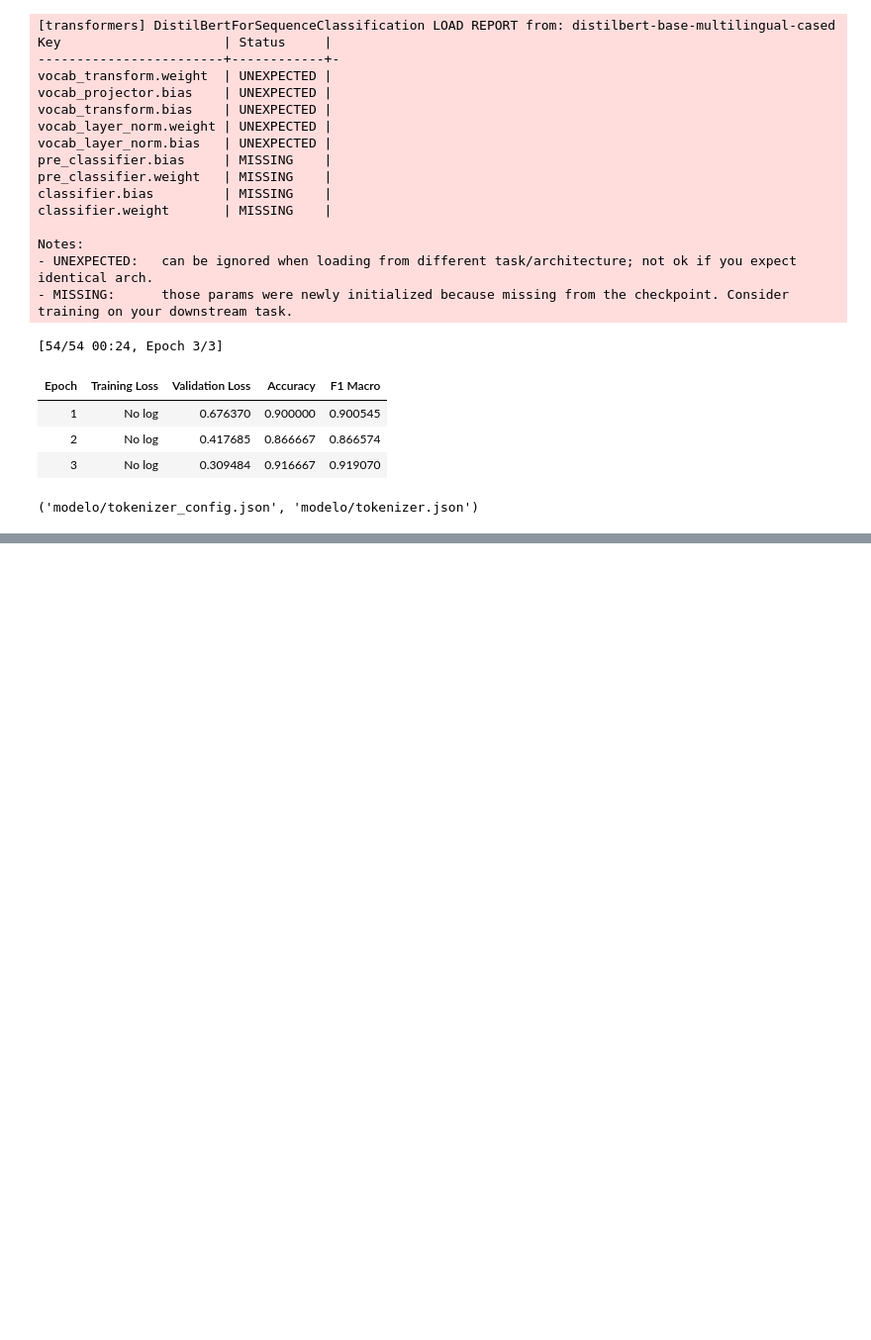
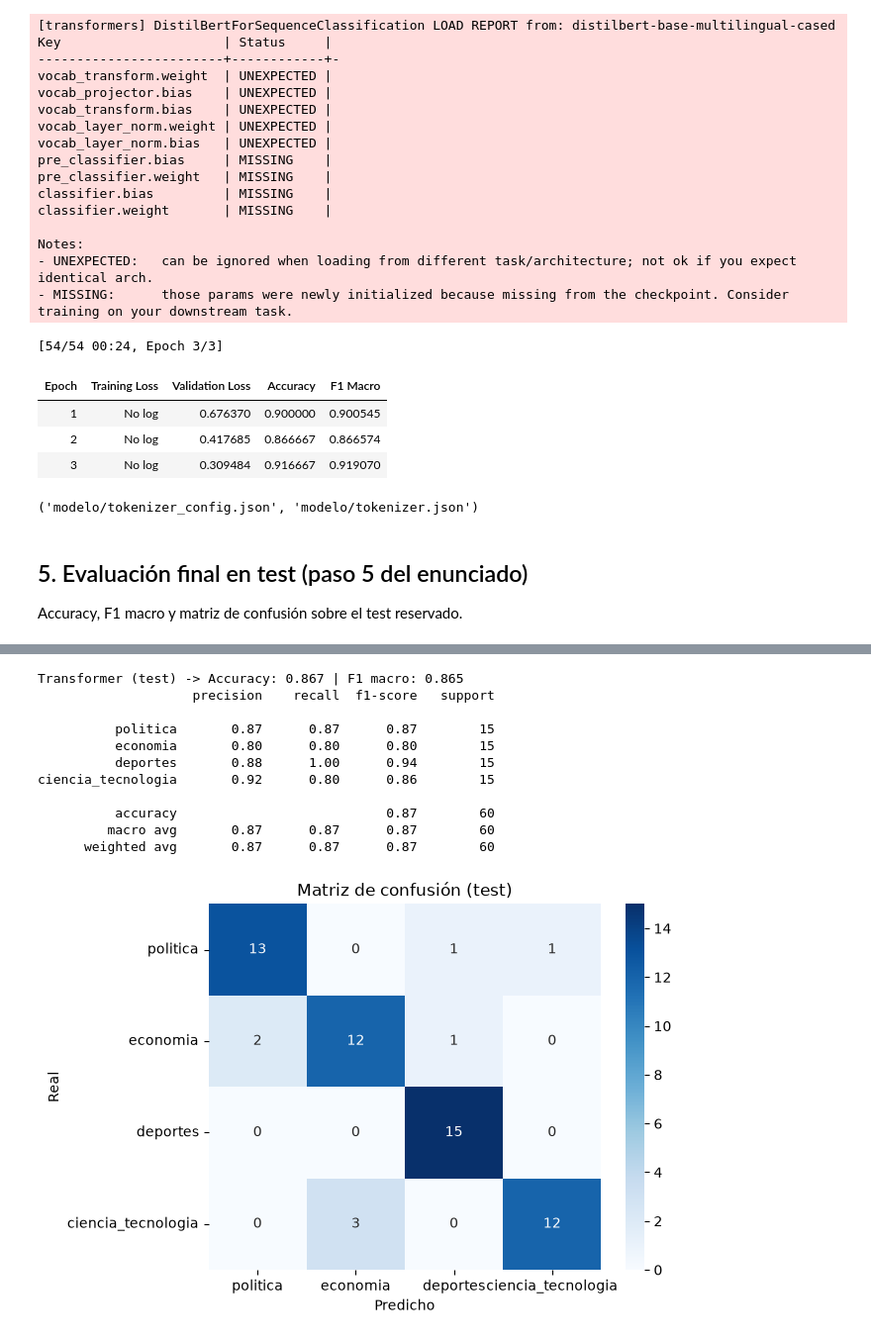
Before and after one commit to jyauric/python-intermedio-tareas, a Jupyter notebook: tarea_1/02_clasificacion.ipynb, the cells around one changed output, grey strips where cells are left out. Shown at 99% size. Saved outputs shown, nothing was run; the diff lists cells and outputs as text; code cells hidden in the pictures; blank space fills up the shorter version.

Commit message:
evaluación en test, matriz de confusión y comparación (closes #2)

```diff
--- a/tarea_1/02_clasificacion.ipynb
+++ b/tarea_1/02_clasificacion.ipynb
@@ -271,3 +271,21 @@ Notes:
 | 2 | No log | 0.417685 | 0.866667 | 0.866574 |
 | 3 | No log | 0.309484 | 0.916667 | 0.919070 |
 ('modelo/tokenizer_config.json', 'modelo/tokenizer.json')
+# %% [markdown]
+## 5. Evaluación final en test (paso 5 del enunciado)
+Accuracy, F1 macro y matriz de confusión sobre el test reservado.
+# %%
+import seaborn as sns, matplotlib.pyplot as plt
+
+pred = trainer.predict(ds_test).predictions.argmax(-1)
+y_true = test["etiqueta"].map(label2id).values
+acc_ft = accuracy_score(y_true, pred)
+f1_ft = f1_score(y_true, pred, average="macro")
+print(f"Transformer (test) -> Accuracy: {acc_ft:.3f} | F1 macro: {f1_ft:.3f}")
+print(classification_report(y_true, pred, target_names=LABELS))
+
+cm = confusion_matrix(y_true, pred)
+sns.heatmap(cm, annot=True, fmt="d", cmap="Blues", xticklabels=LABELS, yticklabels=LABELS)
+plt.xlabel("Predicho"); plt.ylabel("Real"); plt.title("Matriz de confusión (test)")
+plt.show()
+# %% [output]
@@ -273,0 +293,12 @@ Notes:
+Transformer (test) -> Accuracy: 0.867 | F1 macro: 0.865
+                    precision    recall  f1-score   support
+
+          politica       0.87      0.87      0.87        15
+          economia       0.80      0.80      0.80        15
+          deportes       0.88      1.00      0.94        15
+ciencia_tecnologia       0.92      0.80      0.86        15
+
+          accuracy                           0.87        60
+         macro avg       0.87      0.87      0.87        60
+      weighted avg       0.87      0.87      0.87        60
+[figure, added]
```
Also changed, not shown: parts of 9 cells of this notebook, 1 other file.
